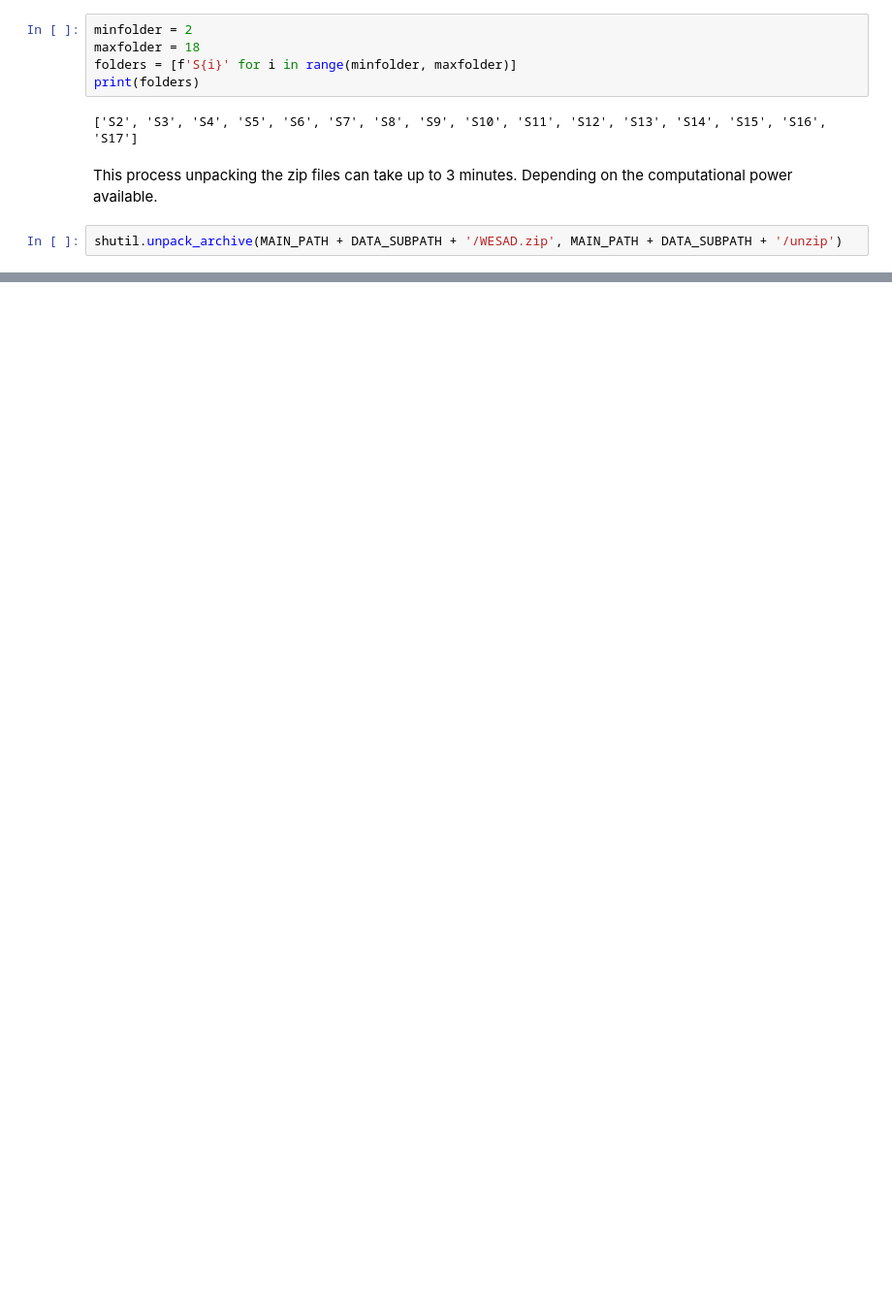
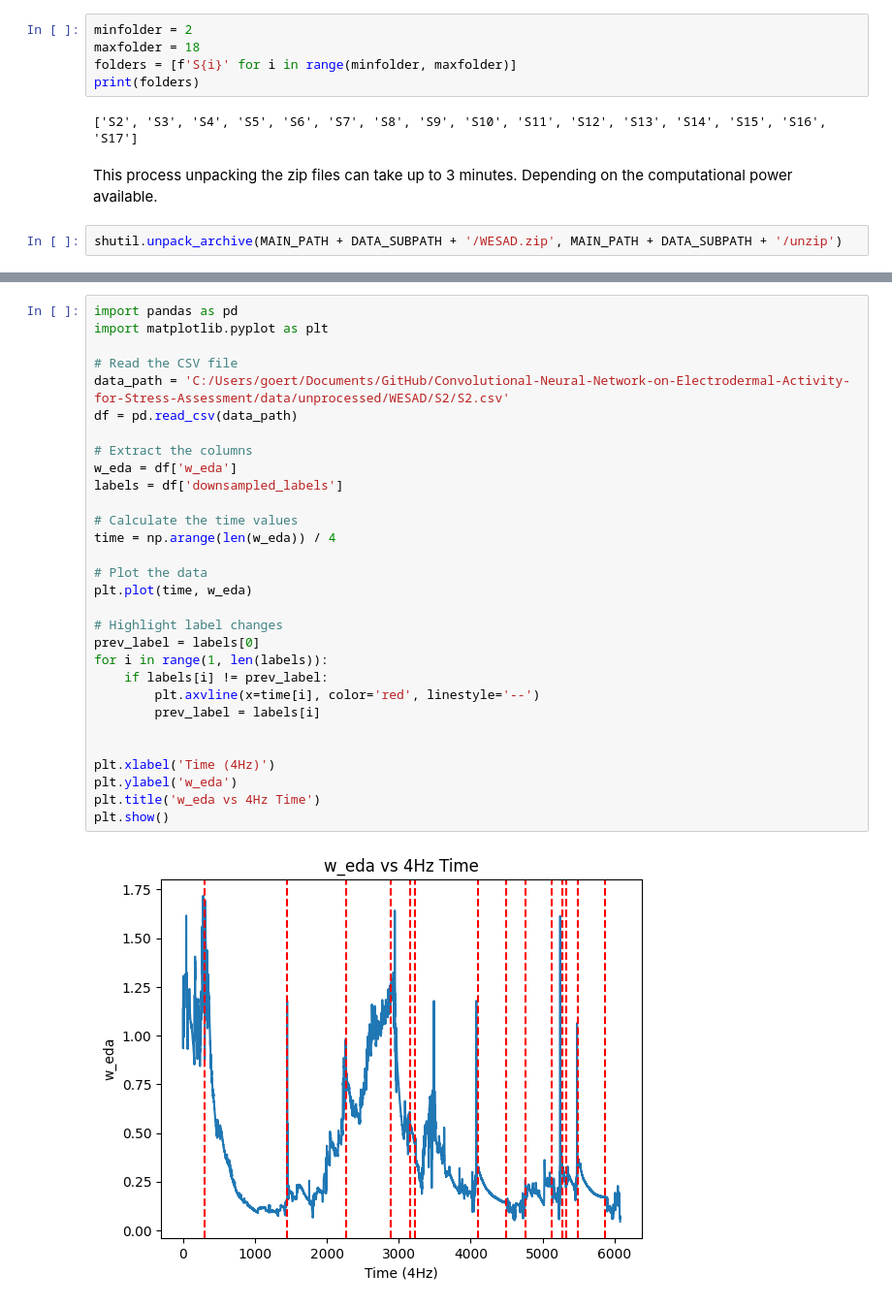
Before and after one commit to markgoertz/Convolutional-Neural-Network-on-Electrodermal-Activity-for-Stress-Assessment, a Jupyter notebook: code/1. unzip_script.ipynb, the cells around one changed output, grey strips where cells are left out. Shown: that part at 97% size. Cells and saved outputs as stored; diff of their text form; blank space fills up the shorter version.

```diff
--- a/code/1. unzip_script.ipynb
+++ b/code/1. unzip_script.ipynb
@@ -56,0 +175,32 @@ Finished unzipping and preparing files.
+# %%
+import pandas as pd
+import matplotlib.pyplot as plt
+
+# Read the CSV file
+data_path = 'C:/Users/goert/Documents/GitHub/Convolutional-Neural-Network-on-Electrodermal-Activity-for-Stress-Assessment/data/unprocessed/WESAD/S2/S2.csv'
+df = pd.read_csv(data_path)
+
+# Extract the columns
+w_eda = df['w_eda']
+labels = df['downsampled_labels']
+
+# Calculate the time values
+time = np.arange(len(w_eda)) / 4
+
+# Plot the data
+plt.plot(time, w_eda)
+
+# Highlight label changes
+prev_label = labels[0]
+for i in range(1, len(labels)):
+    if labels[i] != prev_label:
+        plt.axvline(x=time[i], color='red', linestyle='--')
+        prev_label = labels[i]
+
+
+plt.xlabel('Time (4Hz)')
+plt.ylabel('w_eda')
+plt.title('w_eda vs 4Hz Time')
+plt.show()
+# %% [output]
+[figure, added]
```
Also changed, not shown: parts of 11 cells of this notebook, 1 other file.
